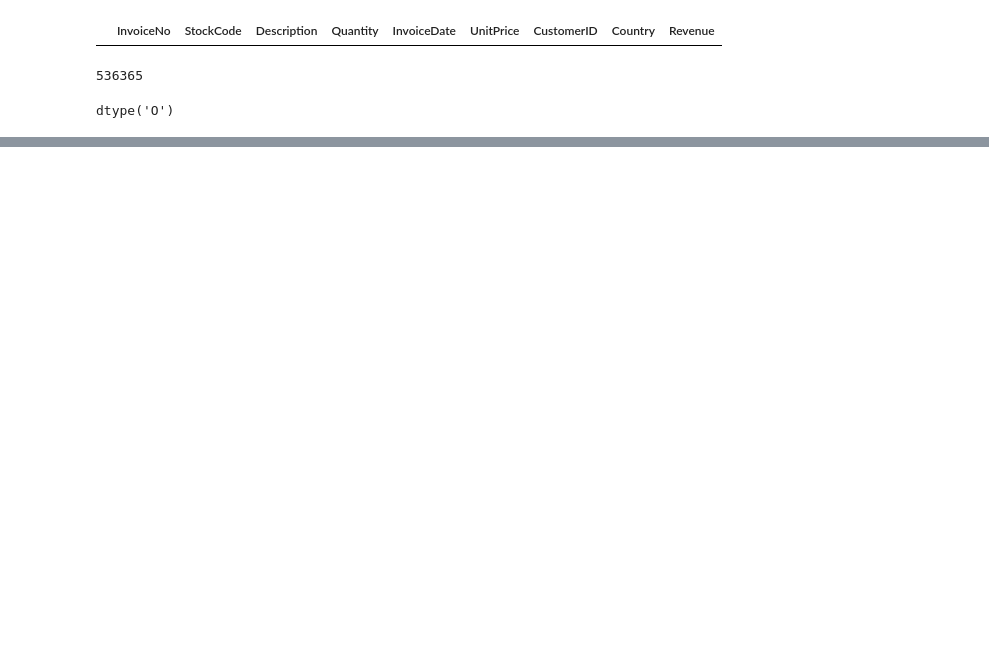
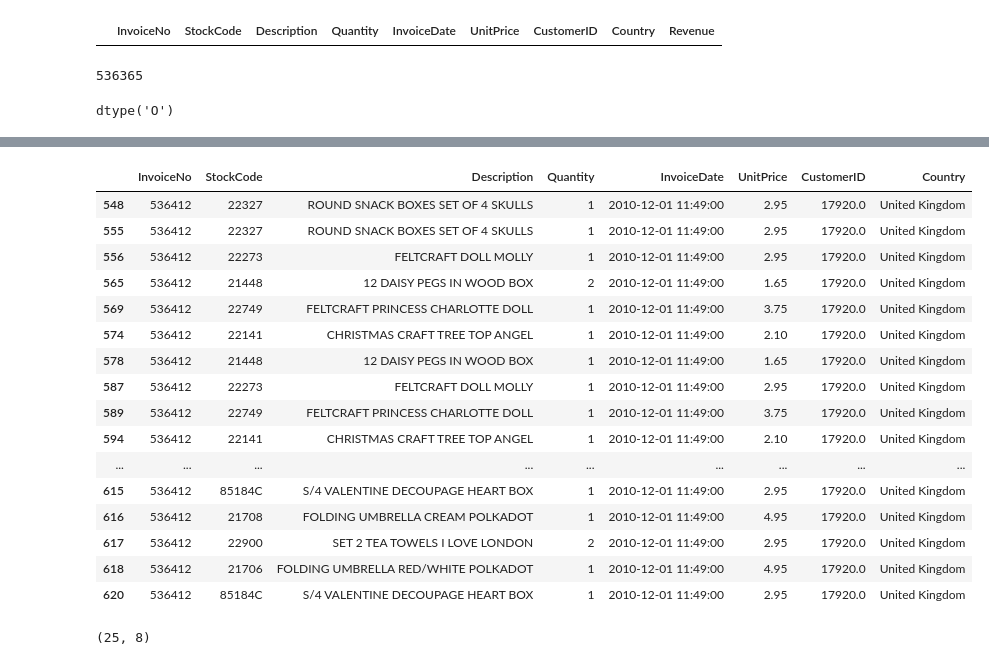
Before and after one commit to bindhyadulal/ecommerce-sales-analysis, a Jupyter notebook: notebooks/01_data_exploration.ipynb, the cells around one changed output, grey strips where cells are left out. Drawn from its saved outputs; the diff is of its cells as text; code cells hidden in the pictures; blank space fills up the shorter version.

```diff
--- a/notebooks/01_data_exploration.ipynb
+++ b/notebooks/01_data_exploration.ipynb
@@ -285,0 +410,28 @@ df[df.duplicated(keep=False)].head(20)
+# %%
+invoice_536412[
+    invoice_536412.duplicated(keep=False)
+]
+# %% [output]
+|  | InvoiceNo | StockCode | Description | Quantity | InvoiceDate | UnitPrice | CustomerID | Country |
+| 548 | 536412 | 22327 | ROUND SNACK BOXES SET OF 4 SKULLS | 1 | 2010-12-01 11:49:00 | 2.95 | 17920.0 | United Kingdom |
+| 555 | 536412 | 22327 | ROUND SNACK BOXES SET OF 4 SKULLS | 1 | 2010-12-01 11:49:00 | 2.95 | 17920.0 | United Kingdom |
+| 556 | 536412 | 22273 | FELTCRAFT DOLL MOLLY | 1 | 2010-12-01 11:49:00 | 2.95 | 17920.0 | United Kingdom |
+| 565 | 536412 | 21448 | 12 DAISY PEGS IN WOOD BOX | 2 | 2010-12-01 11:49:00 | 1.65 | 17920.0 | United Kingdom |
+| 569 | 536412 | 22749 | FELTCRAFT PRINCESS CHARLOTTE DOLL | 1 | 2010-12-01 11:49:00 | 3.75 | 17920.0 | United Kingdom |
+| 574 | 536412 | 22141 | CHRISTMAS CRAFT TREE TOP ANGEL | 1 | 2010-12-01 11:49:00 | 2.10 | 17920.0 | United Kingdom |
+| 578 | 536412 | 21448 | 12 DAISY PEGS IN WOOD BOX | 1 | 2010-12-01 11:49:00 | 1.65 | 17920.0 | United Kingdom |
+| 587 | 536412 | 22273 | FELTCRAFT DOLL MOLLY | 1 | 2010-12-01 11:49:00 | 2.95 | 17920.0 | United Kingdom |
+| 589 | 536412 | 22749 | FELTCRAFT PRINCESS CHARLOTTE DOLL | 1 | 2010-12-01 11:49:00 | 3.75 | 17920.0 | United Kingdom |
+| 594 | 536412 | 22141 | CHRISTMAS CRAFT TREE TOP ANGEL | 1 | 2010-12-01 11:49:00 | 2.10 | 17920.0 | United Kingdom |
+| ... | ... | ... | ... | ... | ... | ... | ... | ... |
+| 615 | 536412 | 85184C | S/4 VALENTINE DECOUPAGE HEART BOX | 1 | 2010-12-01 11:49:00 | 2.95 | 17920.0 | United Kingdom |
+| 616 | 536412 | 21708 | FOLDING UMBRELLA CREAM POLKADOT | 1 | 2010-12-01 11:49:00 | 4.95 | 17920.0 | United Kingdom |
+| 617 | 536412 | 22900 | SET 2 TEA TOWELS I LOVE LONDON | 2 | 2010-12-01 11:49:00 | 2.95 | 17920.0 | United Kingdom |
+| 618 | 536412 | 21706 | FOLDING UMBRELLA RED/WHITE POLKADOT | 1 | 2010-12-01 11:49:00 | 4.95 | 17920.0 | United Kingdom |
+| 620 | 536412 | 85184C | S/4 VALENTINE DECOUPAGE HEART BOX | 1 | 2010-12-01 11:49:00 | 2.95 | 17920.0 | United Kingdom |
+# %%
+invoice_536412[
+    invoice_536412.duplicated(keep=False)
+].shape
+# %% [output]
+(25, 8)
```
Also changed, not shown: parts of 49 cells of this notebook.
